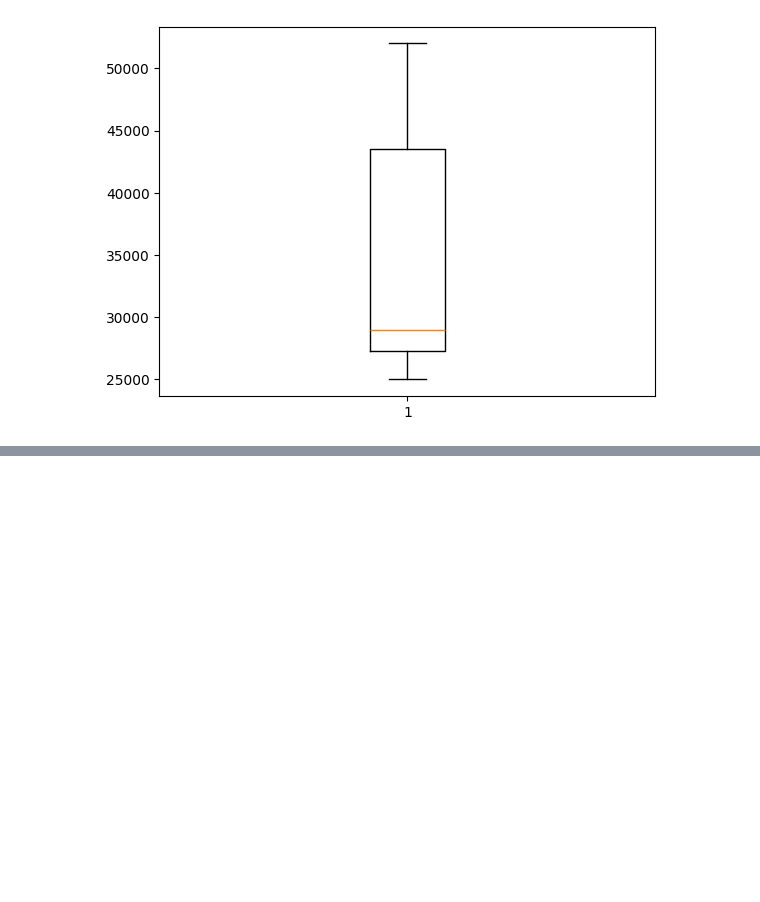
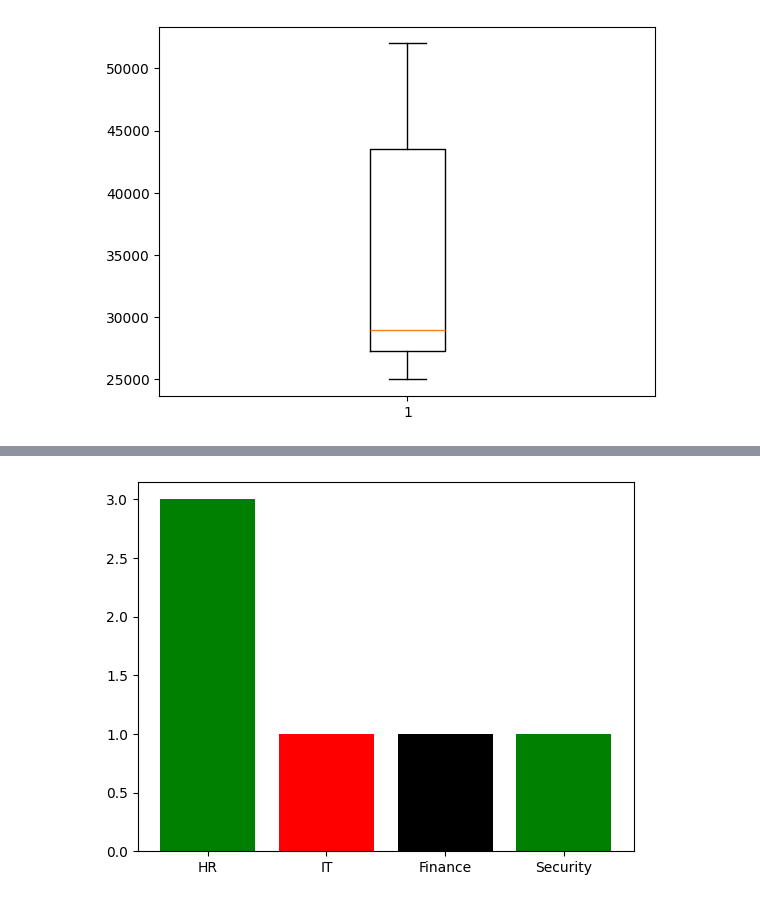
Before and after one commit to thisisouvik/ML-Concepts, a Jupyter notebook: MatplotLib/plt.ipynb, the cells around one changed output, grey strips where cells are left out. Saved outputs shown, nothing was run; the diff lists cells and outputs as text; code cells hidden in the pictures; blank space fills up the shorter version.

```diff
--- a/MatplotLib/plt.ipynb
+++ b/MatplotLib/plt.ipynb
@@ -44,0 +65,7 @@ plt.show()
+# %%
+#Count.plot
+
+plt.bar(count.index, count, color= ['green', 'red', 'black'])
+plt.show()
+# %% [output]
+[figure, added]
```
Also changed, not shown: parts of 2 cells of this notebook.
